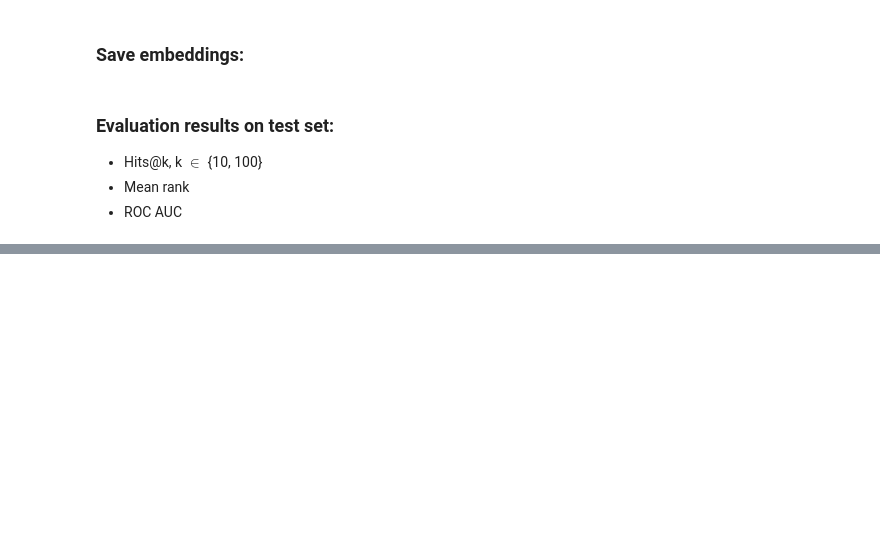
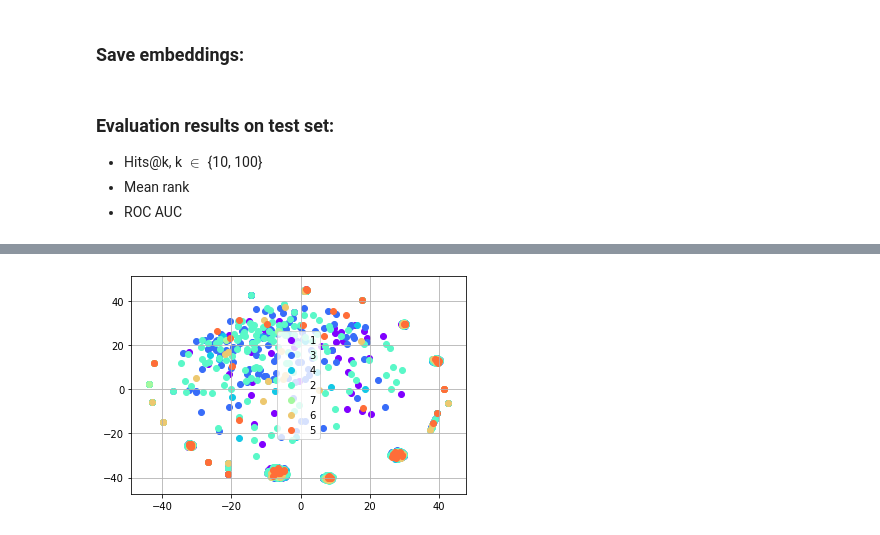
Before and after one commit to bio-ontology-research-group/ontology-tutorial, a Jupyter notebook: transe.ipynb, the cells around one changed output, grey strips where cells are left out. Cells and saved outputs as stored; diff of their text form; code cells hidden in the pictures; blank space fills up the shorter version.

```diff
--- a/transe.ipynb
+++ b/transe.ipynb
@@ -256,0 +257,4 @@ print(f'{ftop10:.2f} {ftop100:.2f} {fmean_rank:.2f} {frank_auc:.2f}')
+# %%
+from matplotlib import pyplot as plt
+from sklearn.manifold import TSNE
+X = TSNE(n_components=2, verbose=1).fit_transform(prot_embeds)
@@ -256,0 +279,36 @@ print(f'{ftop10:.2f} {ftop100:.2f} {fmean_rank:.2f} {frank_auc:.2f}')
+# %%
+ec_numbers = {}
+with open('data/yeast_ec.tab') as f:
+    next(f)
+    for line in f:
+        it = line.strip().split('\t', -1)
+        if len(it) < 5:
+            continue
+        if it[3]:
+            prot_id = it[3].split(';')[0]
+            prot_id = 'http://{0}'.format(prot_id)
+            ec_numbers[prot_id] = it[4]
+classes = {'0': [[], []]}
+for i, item in enumerate(proteins.items()):
+    k, v = item
+    if k in ec_numbers:
+        ec = ec_numbers[k].split('.')[0]
+        if ec not in classes:
+            classes[ec] = [[], []]
+        classes[ec][0].append(X[i, 0])
+        classes[ec][1].append(X[i, 1])
+colors = iter(cm.rainbow(np.linspace(0, 1, len(classes))))
+fig, ax = plt.subplots()
+
+for ec, items in classes.items():
+    if ec == '0':
+        continue
+    color = next(colors)
+    ax.scatter(items[0], items[1], color=color, label=ec)
+
+ax.legend()
+ax.grid(True)
+fig.
+plt.show()
+# %% [output]
+[figure, added]
```
Also changed, not shown: parts of 6 cells of this notebook.
